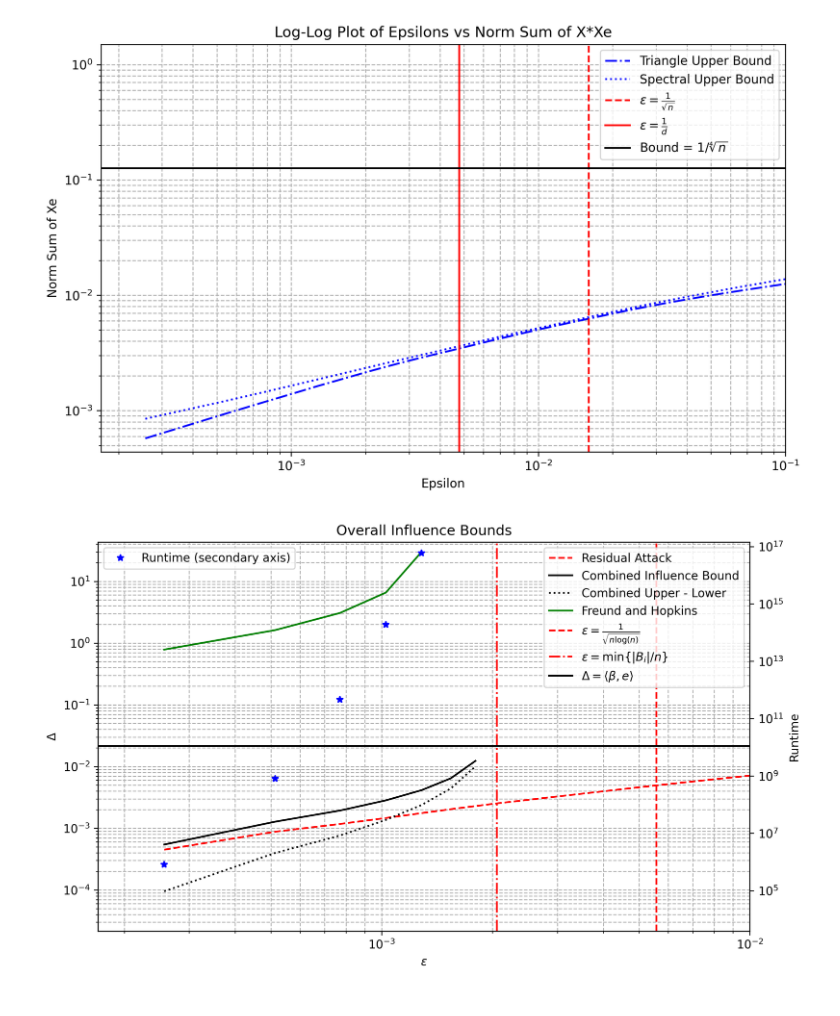
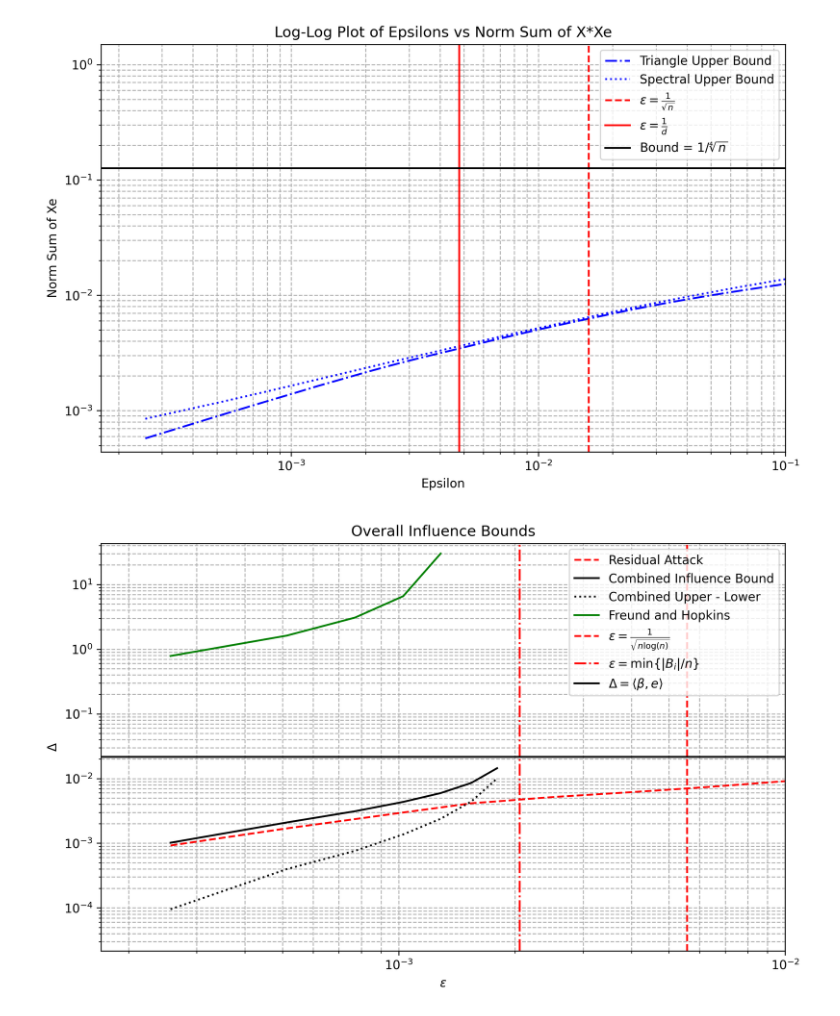
Before and after one commit to ittai-rubinstein/ols_robustness, a Jupyter notebook: examples/ComputeEfficientBoundsOnMartinezData.ipynb, the cells around one changed output. Saved outputs shown, nothing was run; the diff lists cells and outputs as text; code cells hidden in the pictures.

```diff
--- a/examples/ComputeEfficientBoundsOnMartinezData.ipynb
+++ b/examples/ComputeEfficientBoundsOnMartinezData.ipynb
@@ -2,12 +2,12 @@
 # Load the Martinez dataset and normalize it
 import scipy
 import numpy as np
-from data.data_loading_utils import load_martinez_XY, DataConventions
+from data.martinez import load_martinez_XY
 
-X, Y = load_martinez_XY(DataConventions.R)
+X, Y = load_martinez_XY()
 # The code is written in such a way that we are trying to remove samples that will cause an increase in our fit parameter.
 # For the Martinez example, we want to bound decreases to the fit parameter, so we just negate the labels.
-Y = -Y
+Y = Y
 num_samples, dimension = X.shape
 mu = np.average(X, axis=0)
 # av_X = X - np.reshape(mu, (1, dimension))
@@ -15,7 +15,7 @@ av_X = X
 Sigma = av_X.transpose() @ av_X
 root_Sigma = scipy.linalg.sqrtm(Sigma)
 norm_X = av_X @ np.linalg.inv(root_Sigma)
-norm_Y = Y - np.average(Y)
+norm_Y = Y
 X = norm_X
 Y = norm_Y
 # %%
@@ -374,46 +372,46 @@ plt.loglog(
 plt.loglog(
     epsilons[CS_bound < 1],
     (combined_influence_bound - residual_attacks)[CS_bound < 1],
     ':k', label='Combined Upper - Lower'
 )
 
 plt.loglog(
     epsilons[C2 * epsilons < 1],
     freund_and_hopkins[C2 * epsilons < 1],
     '-g', label='Freund and Hopkins'
 )
 
 plt.axvline(x=1/np.sqrt(num_samples*np.log(num_samples)), color='r', linestyle='--', label=r'$\varepsilon = \frac{1}{\sqrt{n \log(n)}}$')
 plt.axvline(x=8 / num_samples, color='r', linestyle='-.', label=r'$\varepsilon = \min \left\{ |B_i|/n \right\}$')
 
 plt.axhline(y=np.abs(beta_e), color='k', linestyle='-', label=r'$\Delta = \langle \beta, e \rangle$')
 
 
 plt.xlabel(r'$\varepsilon$')
 plt.ylabel(r'$\Delta$')
 plt.title('Overall Influence Bounds')
 plt.grid(True, which="both", ls="--")
 plt.legend()
 plt.ylim(1E-3 * np.abs(beta_e), 2000 * np.abs(beta_e))
 plt.xlim(plt.xlim()[0], 0.01)
 
-# Create a secondary y-axis
-sec_ax = plt.twinx()
-
-# Calculate the runtime for the new line
-runtime = np.exp(epsilons * num_samples * np.log(1 / epsilons)) * dimension
-
-# Plot the new line on the secondary y-axis
-sec_ax.loglog(epsilons, runtime, '*b', label='Runtime (secondary axis)')
-
-# Set the secondary y-axis label
-sec_ax.set_ylabel('Runtime')
-sec_ax.set_ylim(num_samples, 2 ** 57)  # Adjust as necessary
-
-# Add legend for the secondary axis
-sec_ax.legend(loc='upper left')
+# # Create a secondary y-axis
+# sec_ax = plt.twinx()
+#
+# # Calculate the runtime for the new line
+# runtime = np.exp(epsilons * num_samples * np.log(1 / epsilons)) * dimension
+#
+# # Plot the new line on the secondary y-axis
+# sec_ax.loglog(epsilons, runtime, '*b', label='Runtime (secondary axis)')
+#
+# # Set the secondary y-axis label
+# sec_ax.set_ylabel('Runtime')
+# sec_ax.set_ylim(num_samples, 2 ** 57)  # Adjust as necessary
+#
+# # Add legend for the secondary axis
+# sec_ax.legend(loc='upper left')
 
 plt.savefig('./results_on_martinez.png')
 plt.show()
 # %% [output]
-[figure, old version]
+[figure, new version]
```
Also changed, not shown: parts of 4 cells of this notebook, 10 other files.
